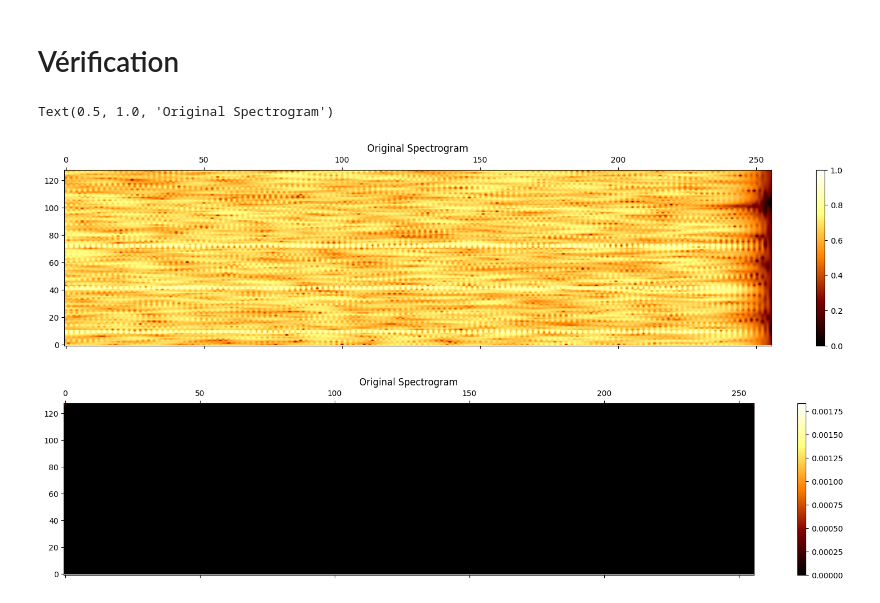
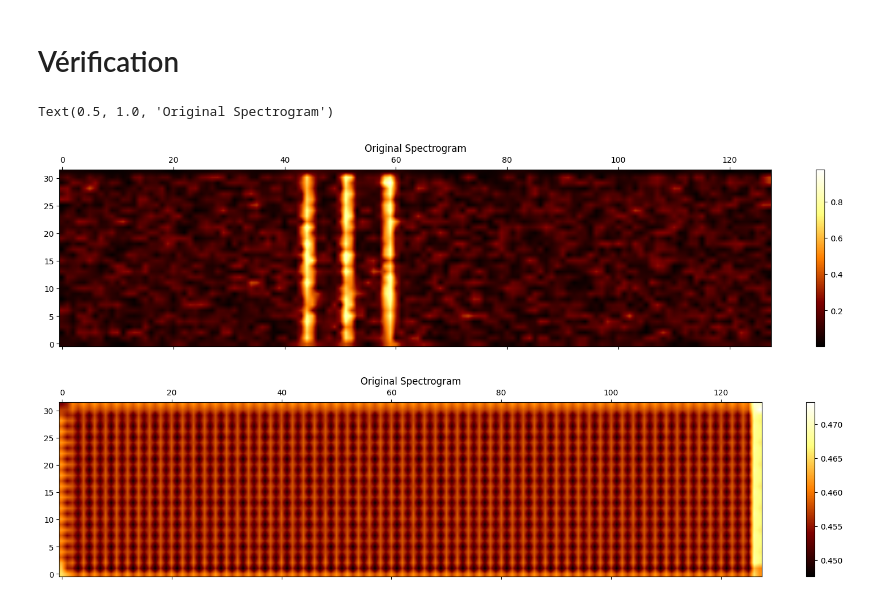
Before and after one commit to GabrielCMG/ProjetDeepLearning, a Jupyter notebook: AE_Spectrogramme.ipynb, the cells around one changed output. Cells and saved outputs as stored; diff of their text form; code cells hidden in the pictures.

```diff
--- a/AE_Spectrogramme.ipynb
+++ b/AE_Spectrogramme.ipynb
@@ -273,8 +273,8 @@ class CustomDataset(Dataset):
         return len(self.clean)
 
     def __getitem__(self, index):
-        clean_spec = pretty_spectrogram(self.clean[index, :], fft_size=fft_size, step_size=step_size, log=True, thresh=spec_thresh).reshape(1, 256, 128)
-        noisy_spec = pretty_spectrogram(self.clean[index, :], fft_size=fft_size, step_size=step_size, log=True, thresh=spec_thresh).reshape(1, 256, 128)
+        clean_spec = signal.stft(self.clean[index, :], nperseg=254, noverlap=120)[2].reshape((1, 128, 32))
+        noisy_spec = signal.stft(self.noisy[index, :], nperseg=254, noverlap=120)[2].reshape((1, 128, 32))
 
         clean_tensor = torch.from_numpy(clean_spec).to(torch.float32)
         noisy_tensor = torch.from_numpy(noisy_spec).to(torch.float32)
@@ -283,7 +283,7 @@ class CustomDataset(Dataset):
 # Configuration des paramètres du CNN
 # %%
 class config:
-    batch_size=10
+    batch_size=1
     learning_rate=1e-3
     epochs=20
 # %% [markdown]
@@ -390,7 +419,17 @@ def trainA(dataloader, model, epoch, loss_fn, optimizer, device):
 
         optimizer.zero_grad()
         pred = model(noisy)
-        curr_loss = loss_fn(pred, clean)
+
+        _, pred1D = signal.istft(pred.cpu().detach().numpy().reshape(128, 32), 40, nperseg=254, noverlap=120)
+        _, clean1D = signal.istft(clean.cpu().detach().numpy().reshape(128, 32), 40, nperseg=254, noverlap=120)
+
+        pred1D = torch.from_numpy(pred1D[:4096].reshape(1, 4096)).to(torch.float32).to(device)
+        clean1D = torch.from_numpy(clean1D[:4096].reshape(1, 4096)).to(torch.float32).to(device)
+
+        curr_loss = loss_fn(pred1D, clean1D)
+
+        curr_loss.requires_grad = True
+
         curr_loss.backward()
         optimizer.step()
 
@@ -444,26 +483,24 @@ for epoch in range(config.epochs):
 # %% [markdown]
 # Vérification
 # %%
-s = test_noisy[0, :]
+s = test_noisy[3, :]
 
-X = pretty_spectrogram(s.astype('float32'), fft_size = fft_size, step_size = step_size, log = True, thresh = spec_thresh)
-
-X = normalisation(X).reshape(1, 256, 128)
+X = np.abs(signal.stft(s, nperseg=254, noverlap=120)[2]).reshape((1, 128, 32))
 
 fig, ax = plt.subplots(nrows=1,ncols=1, figsize=(20,4))
 cax = ax.matshow(np.transpose(X), interpolation='bilinear', aspect='auto', cmap=plt.cm.afmhot, origin='lower')
 fig.colorbar(cax)
 plt.title('Original Spectrogram')
 
 res = model.forward(torch.from_numpy(X).to(torch.float32).to(device))
 
-Xres = res.cpu().detach().numpy().reshape(256, 128)
+Xres = res.cpu().detach().numpy().reshape(128, 32)
 
 fig, ax = plt.subplots(nrows=1,ncols=1, figsize=(20,4))
 cax = ax.matshow(np.transpose(Xres), interpolation='bilinear', aspect='auto', cmap=plt.cm.afmhot, origin='lower')
 fig.colorbar(cax)
 plt.title('Original Spectrogram')
 # %% [output]
 Text(0.5, 1.0, 'Original Spectrogram')
-[figure, old version]
+[figure, new version]
-[figure, old version]
+[figure, new version]
```
Also changed, not shown: parts of 4 cells of this notebook, 1 other file.
